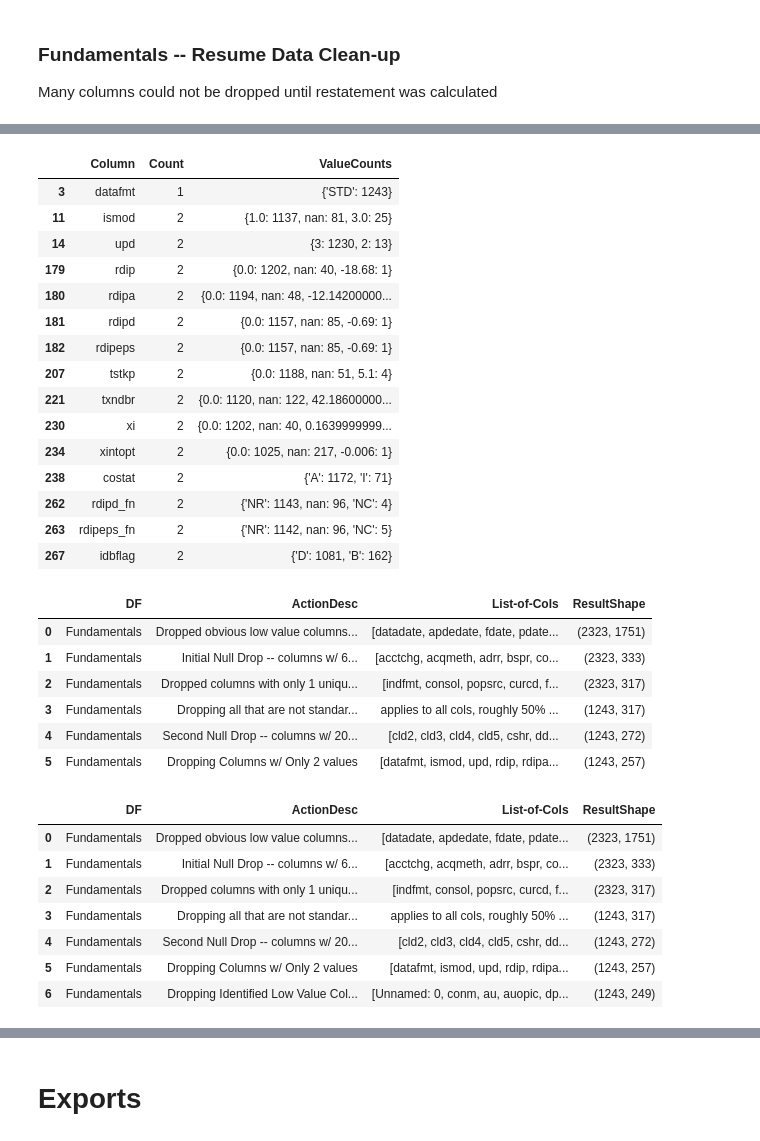
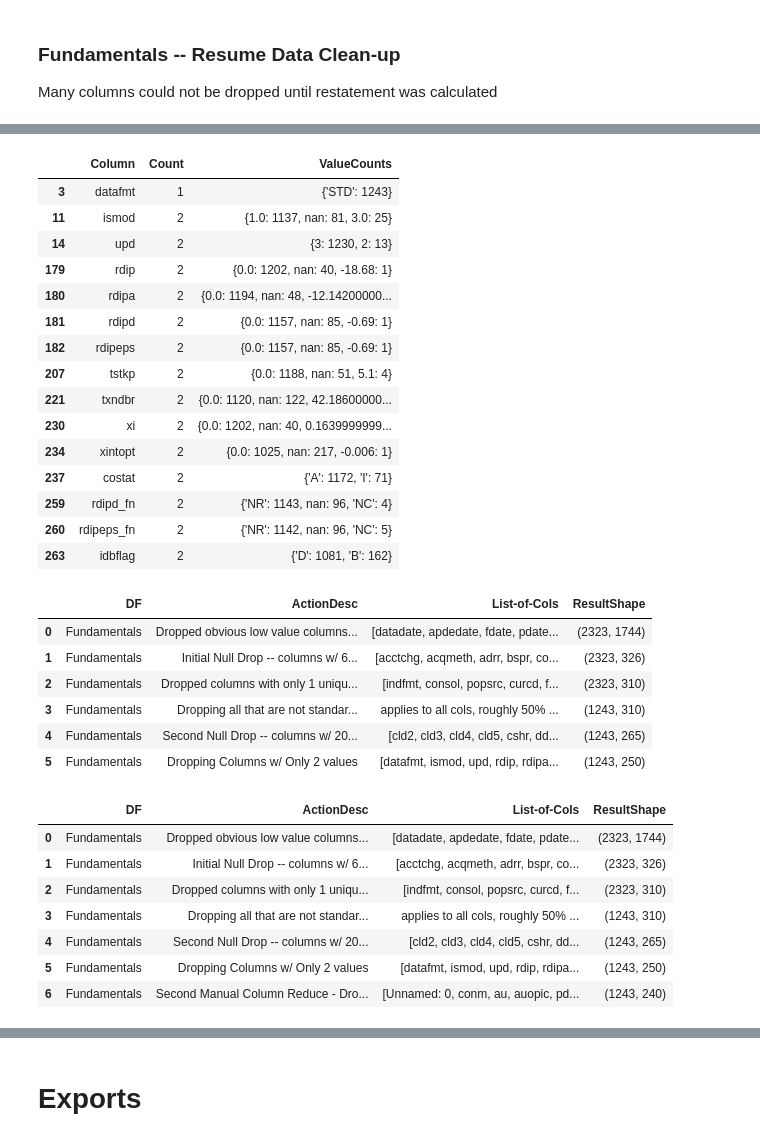
Before and after one commit to bcullinan32/CapstoneProject, a Jupyter notebook: Capstone-Main.ipynb, the cells around one changed output, grey strips where cells are left out. Cells and saved outputs as stored; diff of their text form; code cells hidden in the pictures.

Commit message:
further fundamentals data clean-up

```diff
--- a/Capstone-Main.ipynb
+++ b/Capstone-Main.ipynb
@@ -235,11 +235,12 @@ fundamentals_DD
 ## Fundamentals
 # %%
 # Drop Obvious Un-needed 1
-cleanActionsDesc = "Dropped obvious low value columns -- 1"
+cleanActionsDesc = "Dropped obvious low value columns -- 1 -- Dates/Codes/Addresses/Etc."
 df_name = "Fundamentals"
 
 colsToDrop = ['datadate','apdedate','fdate','pdate','fyr','add1','addzip','busdesc','city','conml',
-              'ein','fax','fyrc','incorp','loc','phone','state','weburl']
+              'ein','fax','fyrc','incorp','loc','phone','state','weburl','exchg','naicsh','sich','gsubind',
+              'naics','sic','stko']
 
 fundamentals = fundamentals.drop(columns=colsToDrop)
 cleanActionsReport(fundamentals,df_name,cleanActionsDesc,colsToDrop)
@@ -540,10 +541,10 @@ lowValCountDF
 | 221 | txndbr | 2 | {0.0: 1120, nan: 122, 42.18600000... |
 | 230 | xi | 2 | {0.0: 1202, nan: 40, 0.1639999999... |
 | 234 | xintopt | 2 | {0.0: 1025, nan: 217, -0.006: 1} |
-| 238 | costat | 2 | {'A': 1172, 'I': 71} |
-| 262 | rdipd_fn | 2 | {'NR': 1143, nan: 96, 'NC': 4} |
-| 263 | rdipeps_fn | 2 | {'NR': 1142, nan: 96, 'NC': 5} |
-| 267 | idbflag | 2 | {'D': 1081, 'B': 162} |
+| 237 | costat | 2 | {'A': 1172, 'I': 71} |
+| 259 | rdipd_fn | 2 | {'NR': 1143, nan: 96, 'NC': 4} |
+| 260 | rdipeps_fn | 2 | {'NR': 1142, nan: 96, 'NC': 5} |
+| 263 | idbflag | 2 | {'D': 1081, 'B': 162} |
 # %%
 # Second Column Reduce -- Only 2 unique Values
 colsToDrop = lowValCountDF['Column'].values.tolist()
@@ -557,29 +558,29 @@ cleanActionsReport(fundamentals,df_name,cleanActionsDesc, cols)
 cleanActionsDF
 # %% [output]
 |  | DF | ActionDesc | List-of-Cols | ResultShape |
-| 0 | Fundamentals | Dropped obvious low value columns... | [datadate, apdedate, fdate, pdate... | (2323, 1751) |
-| 1 | Fundamentals | Initial Null Drop -- columns w/ 6... | [acctchg, acqmeth, adrr, bspr, co... | (2323, 333) |
-| 2 | Fundamentals | Dropped columns with only 1 uniqu... | [indfmt, consol, popsrc, curcd, f... | (2323, 317) |
-| 3 | Fundamentals | Dropping all that are not standar... | applies to all cols, roughly 50% ... | (1243, 317) |
-| 4 | Fundamentals | Second Null Drop -- columns w/ 20... | [cld2, cld3, cld4, cld5, cshr, dd... | (1243, 272) |
-| 5 | Fundamentals | Dropping Columns w/ Only 2 values | [datafmt, ismod, upd, rdip, rdipa... | (1243, 257) |
+| 0 | Fundamentals | Dropped obvious low value columns... | [datadate, apdedate, fdate, pdate... | (2323, 1744) |
+| 1 | Fundamentals | Initial Null Drop -- columns w/ 6... | [acctchg, acqmeth, adrr, bspr, co... | (2323, 326) |
+| 2 | Fundamentals | Dropped columns with only 1 uniqu... | [indfmt, consol, popsrc, curcd, f... | (2323, 310) |
+| 3 | Fundamentals | Dropping all that are not standar... | applies to all cols, roughly 50% ... | (1243, 310) |
+| 4 | Fundamentals | Second Null Drop -- columns w/ 20... | [cld2, cld3, cld4, cld5, cshr, dd... | (1243, 265) |
+| 5 | Fundamentals | Dropping Columns w/ Only 2 values | [datafmt, ismod, upd, rdip, rdipa... | (1243, 250) |
 # %%
-# Second Column Reduce -- Indentified Low Value
-colsToDrop = ['Unnamed: 0','conm','au','auopic','dpact_fn','ggroup','gind','fic']
+# Second Manual Column Reduce -- Indentified Low Value
+colsToDrop = ['Unnamed: 0','conm','au','auopic','pddur','dpact_fn','ggroup','gind','fic','priusa']
 fundamentals = fundamentals.drop(columns=colsToDrop)
 
-cleanActionsDesc = 'Dropping Identified Low Value Columns'
+cleanActionsDesc = 'Second Manual Column Reduce - Dropping Identified Low Value Columns'
 df_name = 'Fundamentals'
 cols = colsToDrop
 
 cleanActionsReport(fundamentals,df_name,cleanActionsDesc, cols)
 cleanActionsDF
 # %% [output]
 |  | DF | ActionDesc | List-of-Cols | ResultShape |
-| 0 | Fundamentals | Dropped obvious low value columns... | [datadate, apdedate, fdate, pdate... | (2323, 1751) |
-| 1 | Fundamentals | Initial Null Drop -- columns w/ 6... | [acctchg, acqmeth, adrr, bspr, co... | (2323, 333) |
-| 2 | Fundamentals | Dropped columns with only 1 uniqu... | [indfmt, consol, popsrc, curcd, f... | (2323, 317) |
-| 3 | Fundamentals | Dropping all that are not standar... | applies to all cols, roughly 50% ... | (1243, 317) |
-| 4 | Fundamentals | Second Null Drop -- columns w/ 20... | [cld2, cld3, cld4, cld5, cshr, dd... | (1243, 272) |
-| 5 | Fundamentals | Dropping Columns w/ Only 2 values | [datafmt, ismod, upd, rdip, rdipa... | (1243, 257) |
-| 6 | Fundamentals | Dropping Identified Low Value Col... | [Unnamed: 0, conm, au, auopic, dp... | (1243, 249) |
+| 0 | Fundamentals | Dropped obvious low value columns... | [datadate, apdedate, fdate, pdate... | (2323, 1744) |
+| 1 | Fundamentals | Initial Null Drop -- columns w/ 6... | [acctchg, acqmeth, adrr, bspr, co... | (2323, 326) |
+| 2 | Fundamentals | Dropped columns with only 1 uniqu... | [indfmt, consol, popsrc, curcd, f... | (2323, 310) |
+| 3 | Fundamentals | Dropping all that are not standar... | applies to all cols, roughly 50% ... | (1243, 310) |
+| 4 | Fundamentals | Second Null Drop -- columns w/ 20... | [cld2, cld3, cld4, cld5, cshr, dd... | (1243, 265) |
+| 5 | Fundamentals | Dropping Columns w/ Only 2 values | [datafmt, ismod, upd, rdip, rdipa... | (1243, 250) |
+| 6 | Fundamentals | Second Manual Column Reduce - Dro... | [Unnamed: 0, conm, au, auopic, pd... | (1243, 240) |
```
Also changed, not shown: parts of 15 cells of this notebook, 14 other files.
